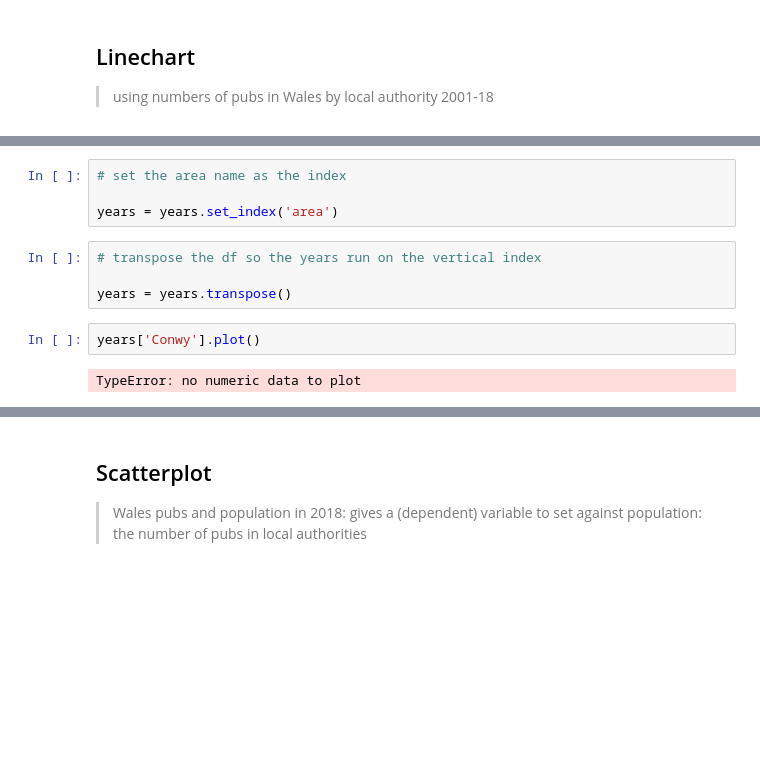
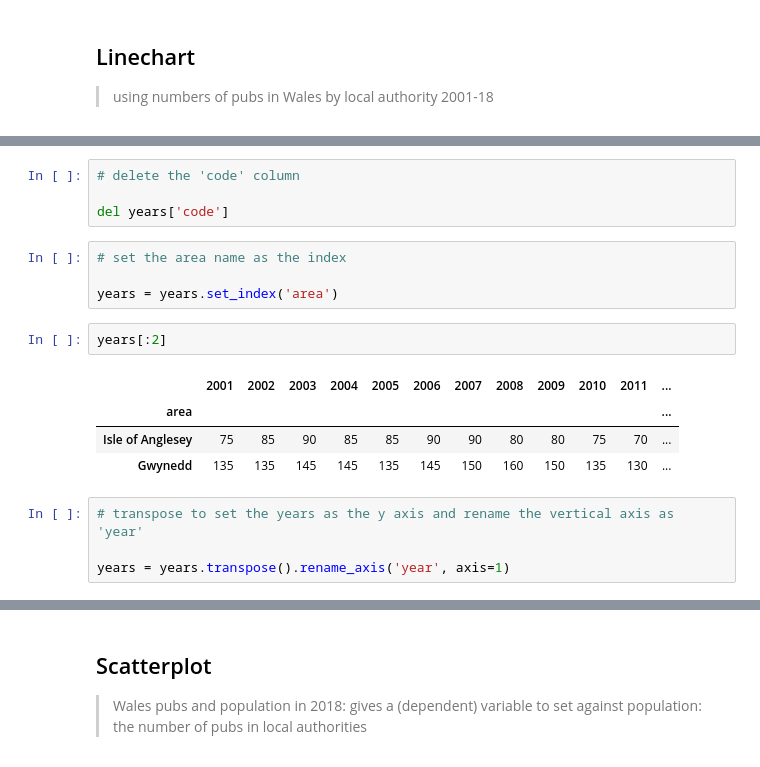
Before and after one commit to aodhanlutetiae/j_book, a Jupyter notebook: _build/jupyter_execute/viz_pandas_syntax.ipynb, the cells around one changed output, grey strips where cells are left out. Saved outputs shown, nothing was run; the diff lists cells and outputs as text; blank space fills up the shorter version.

```diff
--- a/_build/jupyter_execute/viz_pandas_syntax.ipynb
+++ b/_build/jupyter_execute/viz_pandas_syntax.ipynb
@@ -131,12 +150,19 @@ years = pd.read_csv(path + file)
+# %%
+# delete the 'code' column
+
+del years['code']
 # %%
 # set the area name as the index
 
 years = years.set_index('area')
+# %%
+years[:2]
+# %% [output]
+|  | 2001 | 2002 | 2003 | 2004 | 2005 | 2006 | 2007 | 2008 | 2009 | 2010 | 2011 | ... |
+| area |  |  |  |  |  |  |  |  |  |  |  | ... |
+| Isle of Anglesey | 75 | 85 | 90 | 85 | 85 | 90 | 90 | 80 | 80 | 75 | 70 | ... |
+| Gwynedd | 135 | 135 | 145 | 145 | 135 | 145 | 150 | 160 | 150 | 135 | 130 | ... |
 # %%
-# transpose the df so the years run on the vertical index
+# transpose to set the years as the y axis and rename the vertical axis as 'year'
 
-years = years.transpose()
+years = years.transpose().rename_axis('year', axis=1)
-# %%
-years['Conwy'].plot()
-# %% [output]
-TypeError: no numeric data to plot
```
Also changed, not shown: parts of 9 cells of this notebook, 54 other files.
